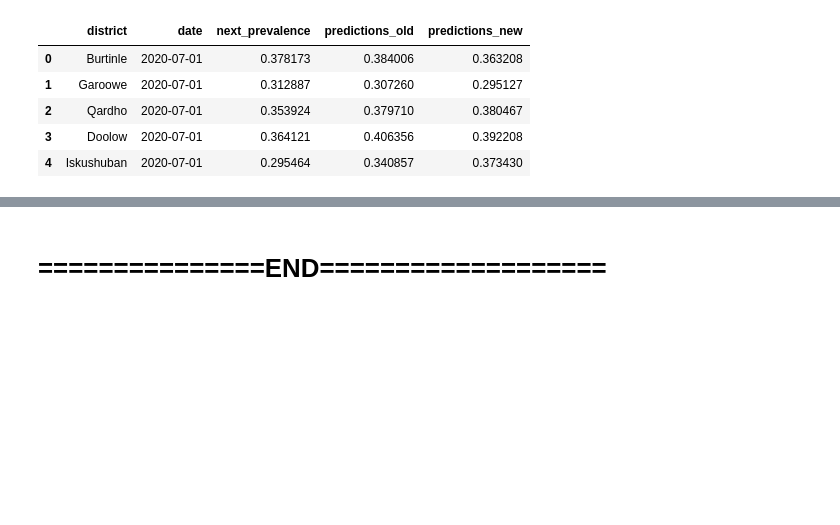
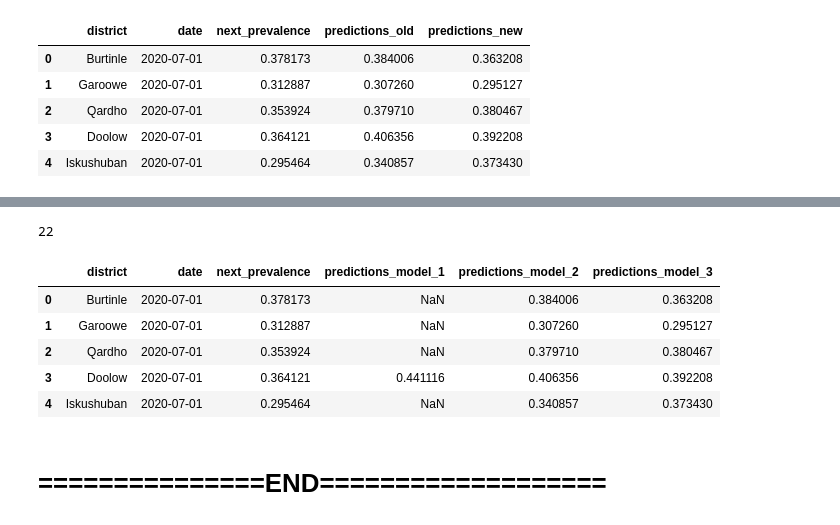
Before and after one commit to abroniewski/Child-Wasting-Prediction, a Jupyter notebook: notebooks/baseline_model_acled.ipynb, the cells around one changed output, grey strips where cells are left out. Saved outputs shown, nothing was run; the diff lists cells and outputs as text; code cells hidden in the pictures; blank space fills up the shorter version.

Commit message:
combining model 1 2 3

```diff
--- a/notebooks/baseline_model_acled.ipynb
+++ b/notebooks/baseline_model_acled.ipynb
@@ -518,0 +521,5 @@ combined_df.to_csv(filename,index=False)
+# %%
+OLD_baseline_results = pd.read_csv('../data/acled/results/Baselin_model(33_districts)_testresults.csv')
+OLD_baseline_results = OLD_baseline_results[['district','date','next_prevalence','predictions']]
+OLD_baseline_results.columns = ['district','date','next_prevalence','predictions_model1']
+OLD_baseline_results.head()
@@ -518,0 +578,16 @@ combined_df.to_csv(filename,index=False)
+# %%
+len(districts_in_new_data)
+# %% [output]
+22
+# %%
+combined_all_df = pd.merge(combined_df, OLD_baseline_results, on=['district','date','next_prevalence'], how='left')
+combined_all_df.columns = ['district','date','next_prevalence','predictions_model_2','predictions_model_3','predictions_model_1']
+combined_all_df = combined_all_df[['district','date','next_prevalence','predictions_model_1','predictions_model_2','predictions_model_3']]
+combined_all_df.head()
+# %% [output]
+|  | district | date | next_prevalence | predictions_model_1 | predictions_model_2 | predictions_model_3 |
+| 0 | Burtinle | 2020-07-01 | 0.378173 | NaN | 0.384006 | 0.363208 |
+| 1 | Garoowe | 2020-07-01 | 0.312887 | NaN | 0.307260 | 0.295127 |
+| 2 | Qardho | 2020-07-01 | 0.353924 | NaN | 0.379710 | 0.380467 |
+| 3 | Doolow | 2020-07-01 | 0.364121 | 0.441116 | 0.406356 | 0.392208 |
+| 4 | Iskushuban | 2020-07-01 | 0.295464 | NaN | 0.340857 | 0.373430 |
```
Also changed, not shown: parts of 11 cells of this notebook, 3 other files.
